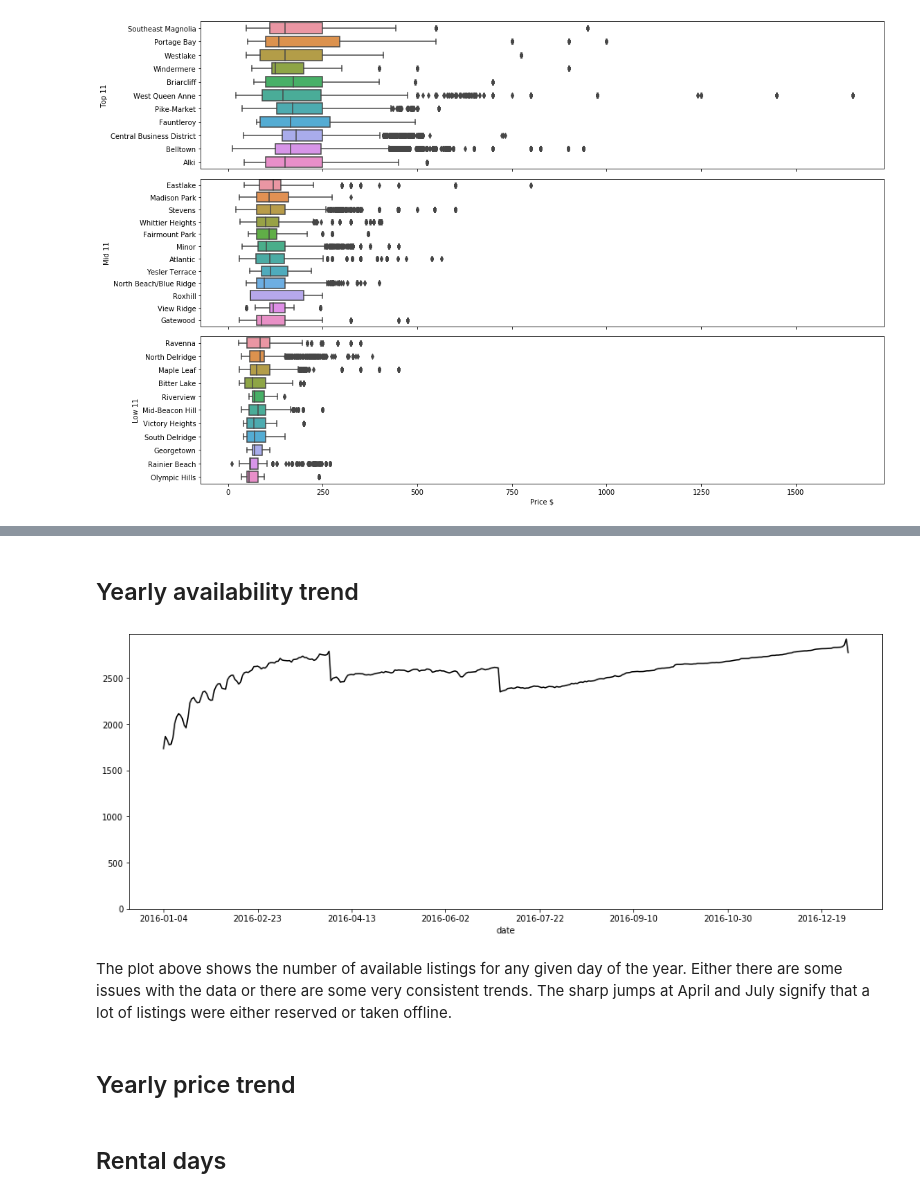
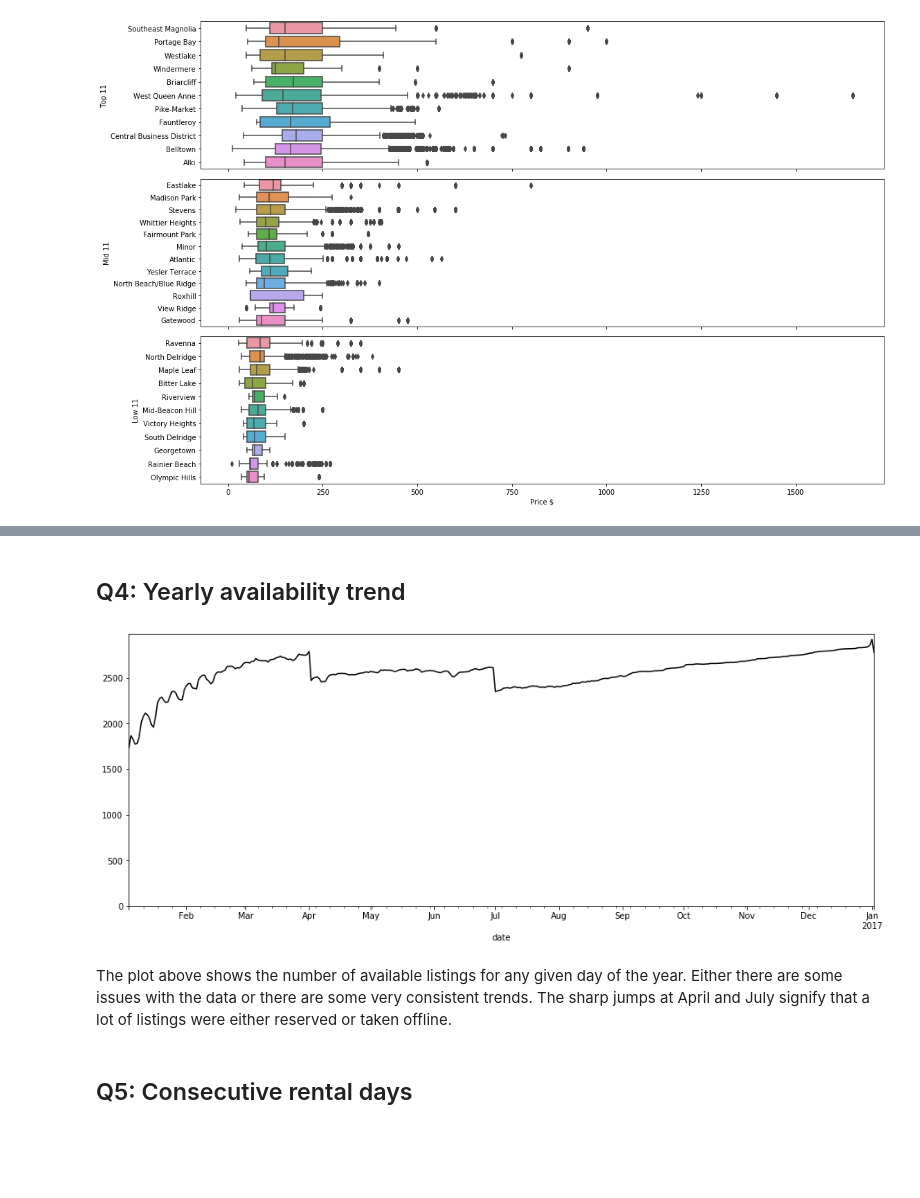
Before and after one commit to jiekebo/udacity_data_science_blog_post, a Jupyter notebook: notebook/Seattle Airbnb Data Analysis.ipynb, the cells around one changed output, grey strips where cells are left out. Drawn from its saved outputs; the diff is of its cells as text; code cells hidden in the pictures; blank space fills up the shorter version.

```diff
--- a/notebook/Seattle Airbnb Data Analysis.ipynb
+++ b/notebook/Seattle Airbnb Data Analysis.ipynb
@@ -288,14 +276,12 @@ fig.set_tight_layout(True);
 # %% [markdown]
-## Yearly availability trend
+## Q4: Yearly availability trend
 # %%
 fig,ax = plt.subplots(figsize=(16,6))
-calendar[calendar['available'] == 't'].groupby('date').size().plot(ax=ax, c='k')
+calendar_clean[calendar_clean['available'] == 't'].groupby('date').size().plot(ax=ax, c='k')
 ax.set_ylim(0,None);
 # %% [output]
-[figure, old version]
+[figure, new version]
 # %% [markdown]
 The plot above shows the number of available listings for any given day of the year. Either there are some issues with the data or there are some very consistent trends. The sharp jumps at April and July signify that a lot of listings were either reserved or taken offline.
-# %% [markdown]
-## Yearly price trend
 # %% [markdown]
-## Rental days
+## Q5: Consecutive rental days
```
Also changed, not shown: parts of 19 cells of this notebook.
